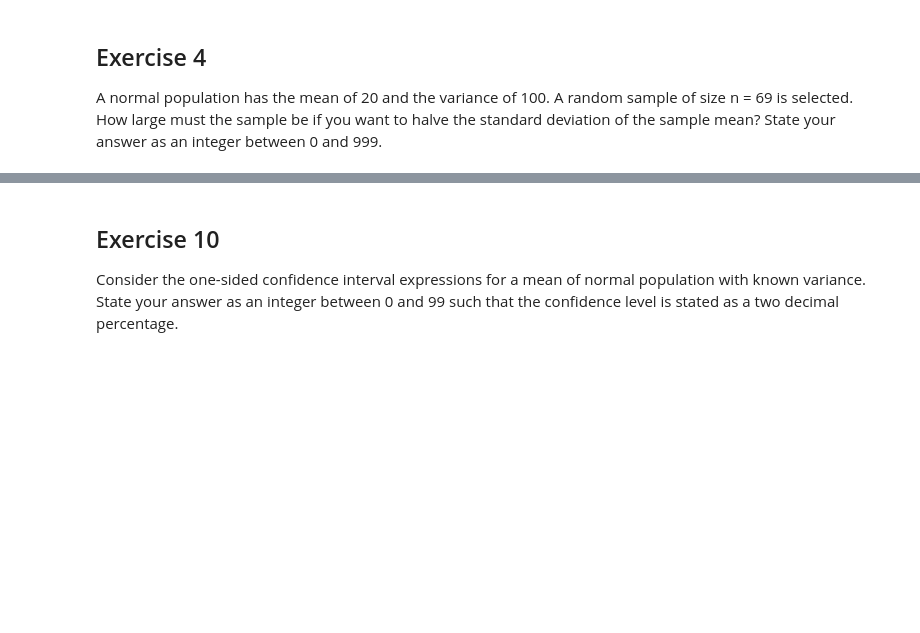
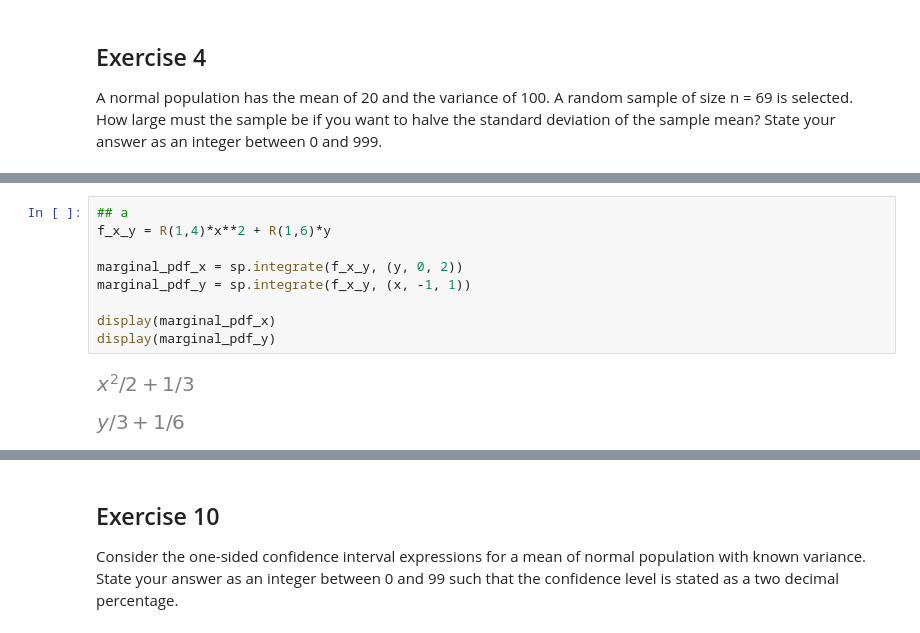
Before and after one commit to nickcernean/SMP_Exercises, a Jupyter notebook: Exam_Sessions/WiseflowExam4_10.ipynb, the cells around one changed output, grey strips where cells are left out. Saved outputs shown, nothing was run; the diff lists cells and outputs as text; blank space fills up the shorter version.

```diff
--- a/Exam_Sessions/WiseflowExam4_10.ipynb
+++ b/Exam_Sessions/WiseflowExam4_10.ipynb
@@ -65,0 +225,12 @@ A normal population has the mean of 20 and the variance of 100. A random sample
+# %%
+## a
+f_x_y = R(1,4)*x**2 + R(1,6)*y
+
+marginal_pdf_x = sp.integrate(f_x_y, (y, 0, 2))
+marginal_pdf_y = sp.integrate(f_x_y, (x, -1, 1))
+
+display(marginal_pdf_x)
+display(marginal_pdf_y)
+# %% [output]
+[figure, added]
+[figure, added]
```
Also changed, not shown: parts of 17 cells of this notebook, 5 other files.
